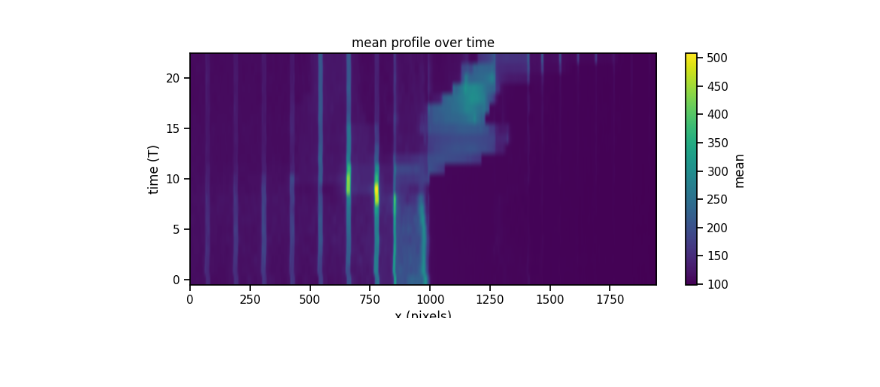
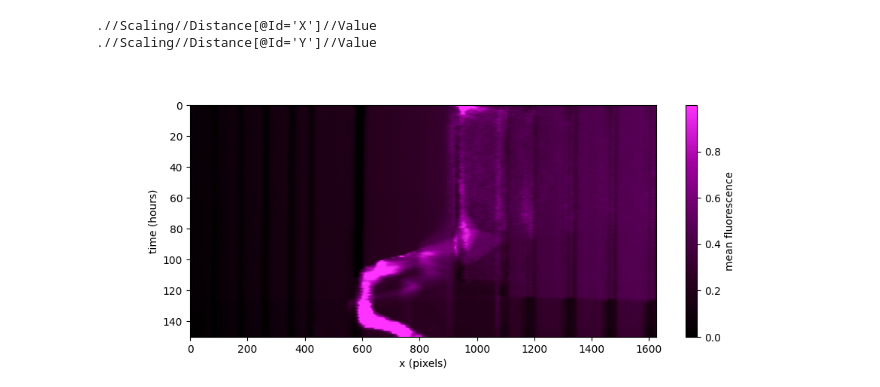
Before and after one commit to Cocopyth/chipanalysis, a Jupyter notebook: chipanalysis/notebooks/test2.ipynb, the cells around one changed output. Cells and saved outputs as stored; diff of their text form; code cells hidden in the pictures; blank space fills up the shorter version.

```diff
--- a/chipanalysis/notebooks/test2.ipynb
+++ b/chipanalysis/notebooks/test2.ipynb
@@ -272,13 +227,55 @@ plt.show()
+# %%
+from chipanalysis.utils.file_reader import *
+pixel_size = get_pixel_sizes_um(czi)
+times = get_timestamps_by_T(czi, C=0, Z=0)
+# %% [output]
+.//Scaling//Distance[@Id='X']//Value
+.//Scaling//Distance[@Id='Y']//Value
+# %%
+times_df = pd.DataFrame(times, columns=["t", "timestr"])
+df = df.merge(times_df, on="t", how="left")
+
+df["datetime"] = pd.to_datetime(df["timestr"], utc=True)
+t0 = df.loc[df["t"] == 0, "datetime"].iloc[0]
+
+df["timedelta_from_0"] = df["datetime"] - t0
+# %%
+df["timedelta_hours"] = df["timedelta_from_0"].dt.total_seconds()/3600
+# %%
+import matplotlib.pyplot as plt
+from matplotlib.colors import LinearSegmentedColormap
+import numpy as np
+
+mcherry = LinearSegmentedColormap.from_list(
+    "mcherry",
+    [
+        (0.00, "#000000"),  # black
+        (0.25, "#2a001f"),  # very dark purple
+        (0.50, "#5c005c"),  # purple
+        (0.75, "#a100a1"),  # strong magenta
+        (1.00, "#ff33ff"),  # bright magenta
+    ]
+)
 # %%
+y = df['t'].values
+x = df['x'].values
 metric = "mean"
 pivot = df.pivot(index="t", columns="x", values=metric)
 
 plt.figure(figsize=(10,4))
-plt.imshow(pivot.values, aspect="auto", origin="lower")
-plt.colorbar(label=metric)
+plt.imshow(
+    stretch_contrast(pivot.values, 1, 99),
+    aspect="auto",
+    origin="lower",
+    cmap=mcherry,
+    extent=[x.min(), x.max(), y.min(), y.max()],
+)
+plt.colorbar(label="mean fluorescence")
 plt.xlabel("x (pixels)")
-plt.ylabel("time (T)")
-plt.title(f"{metric} profile over time")
-plt.show()
+plt.ylabel("time (hours)")
+
+plt.gca().invert_yaxis()   # 👈 time 0 at the top
+
+plt.savefig(Path(fig_path,"slug_trace.png"),bbox_inches = 'tight')
 # %% [output]
-[figure, old version]
+[figure, new version]
```
Also changed, not shown: parts of 16 cells of this notebook, 3 other files.
